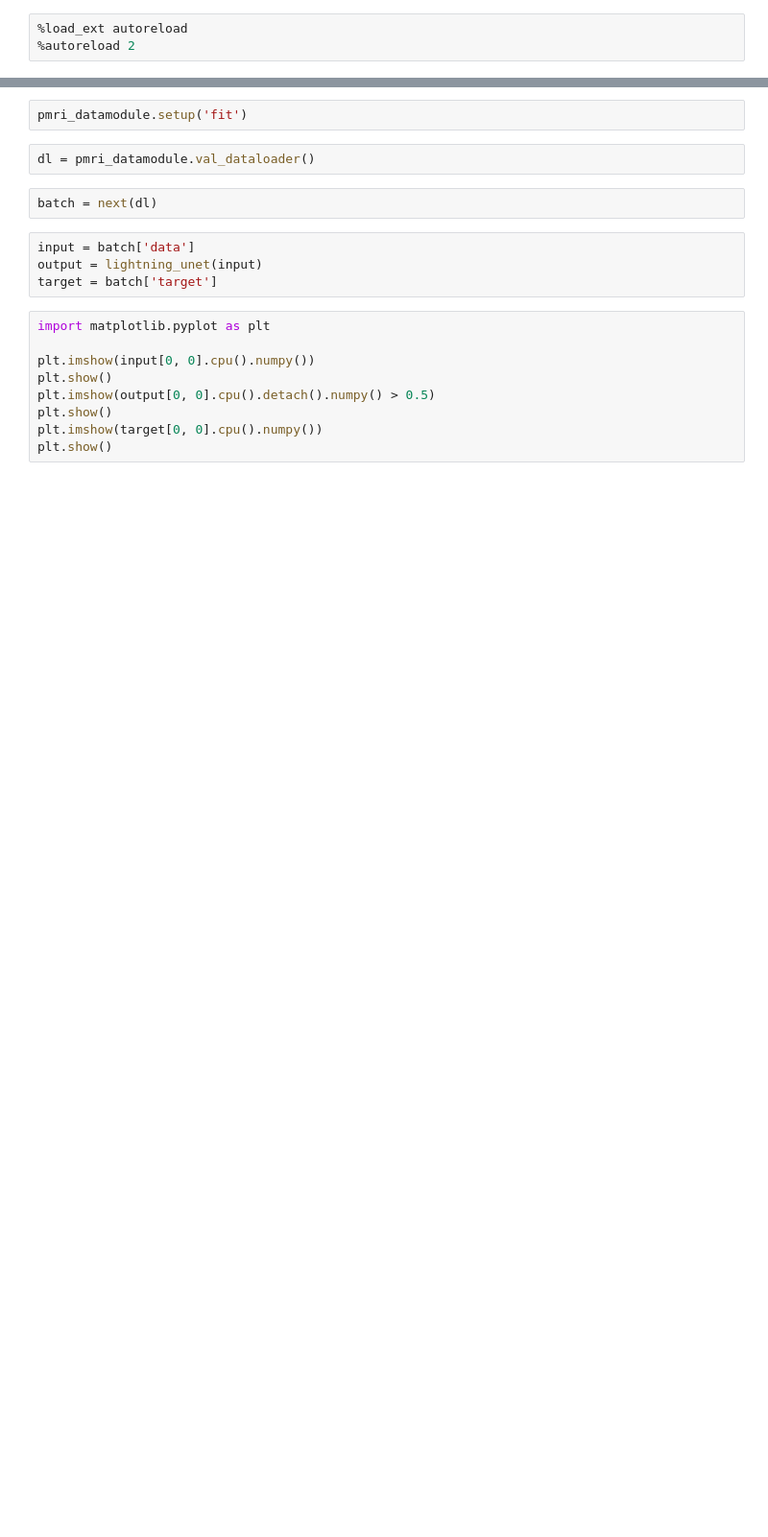
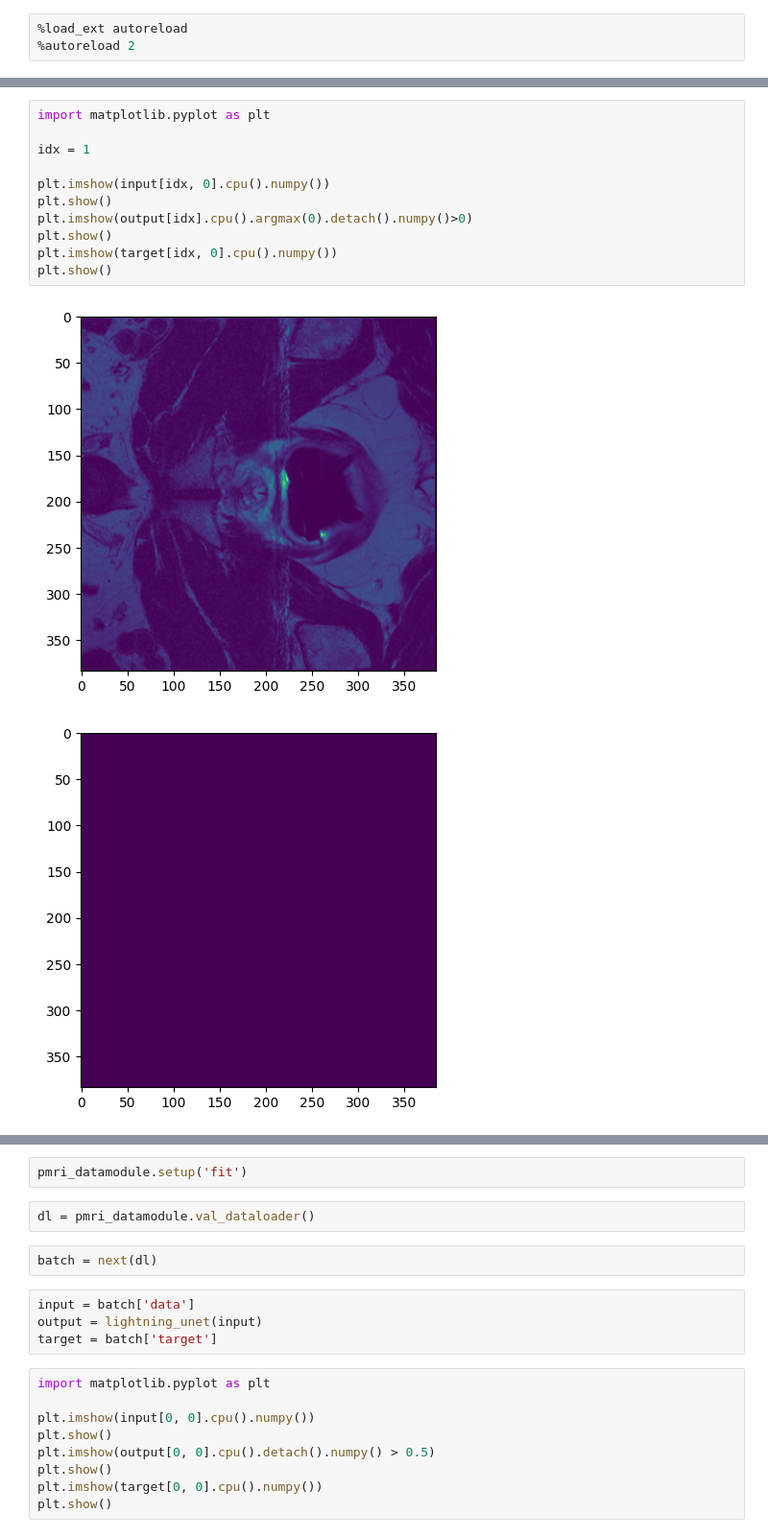
Before and after one commit to MedVisBonn/Segmentation-Distortion, a Jupyter notebook: src/notebooks/lightning_port.ipynb, the cells around one changed output, grey strips where cells are left out. Shown at 96% size. Drawn from its saved outputs; the diff is of its cells as text; blank space fills up the shorter version.

```diff
--- a/src/notebooks/lightning_port.ipynb
+++ b/src/notebooks/lightning_port.ipynb
@@ -424,0 +248,14 @@ class LightningSegmentationModel(L.LightningModule):
+# %%
+import matplotlib.pyplot as plt
+
+idx = 1
+
+plt.imshow(input[idx, 0].cpu().numpy())
+plt.show()
+plt.imshow(output[idx].cpu().argmax(0).detach().numpy()>0)
+plt.show()
+plt.imshow(target[idx, 0].cpu().numpy())
+plt.show()
+# %% [output]
+[figure, added]
+[figure, added]
```
Also changed, not shown: parts of 26 cells of this notebook, 5 other files.
